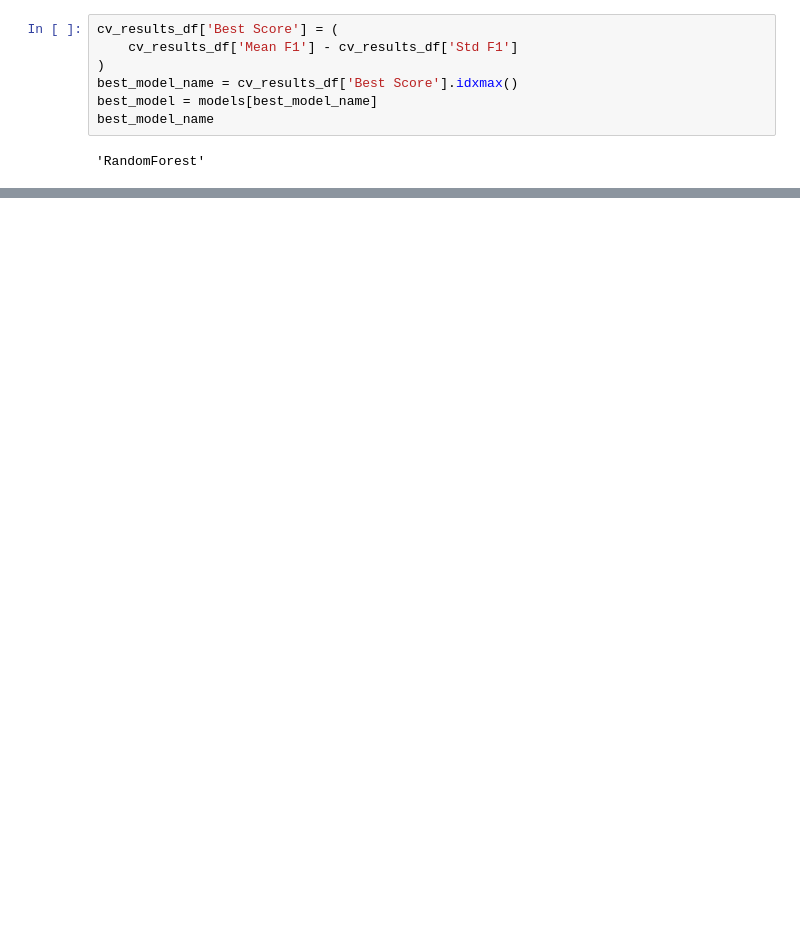
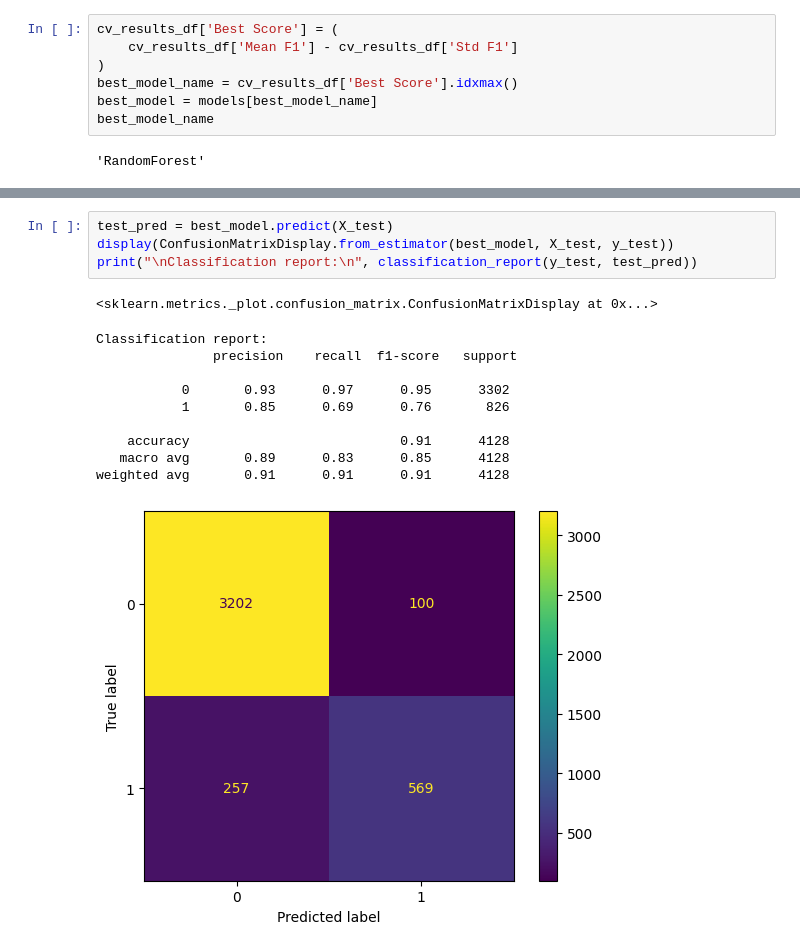
Before and after one commit to janekrajt-tech/ML_Uppgift_Jan_Rajt, a Jupyter notebook: ML_Uppgift1_Jan_Rajt.ipynb, the cells around one changed output, grey strips where cells are left out. Cells and saved outputs as stored; diff of their text form; blank space fills up the shorter version.

```diff
--- a/ML_Uppgift1_Jan_Rajt.ipynb
+++ b/ML_Uppgift1_Jan_Rajt.ipynb
@@ -307,0 +330,16 @@ Best CV score 0.920468263751537
+# %%
+test_pred = best_model.predict(X_test)
+display(ConfusionMatrixDisplay.from_estimator(best_model, X_test, y_test))
+print("\nClassification report:\n", classification_report(y_test, test_pred))
+# %% [output]
+<sklearn.metrics._plot.confusion_matrix.ConfusionMatrixDisplay at 0x...>
+Classification report:
+               precision    recall  f1-score   support
+
+           0       0.93      0.97      0.95      3302
+           1       0.85      0.69      0.76       826
+
+    accuracy                           0.91      4128
+   macro avg       0.89      0.83      0.85      4128
+weighted avg       0.91      0.91      0.91      4128
+[figure, added]
```
Also changed, not shown: parts of 6 cells of this notebook.
